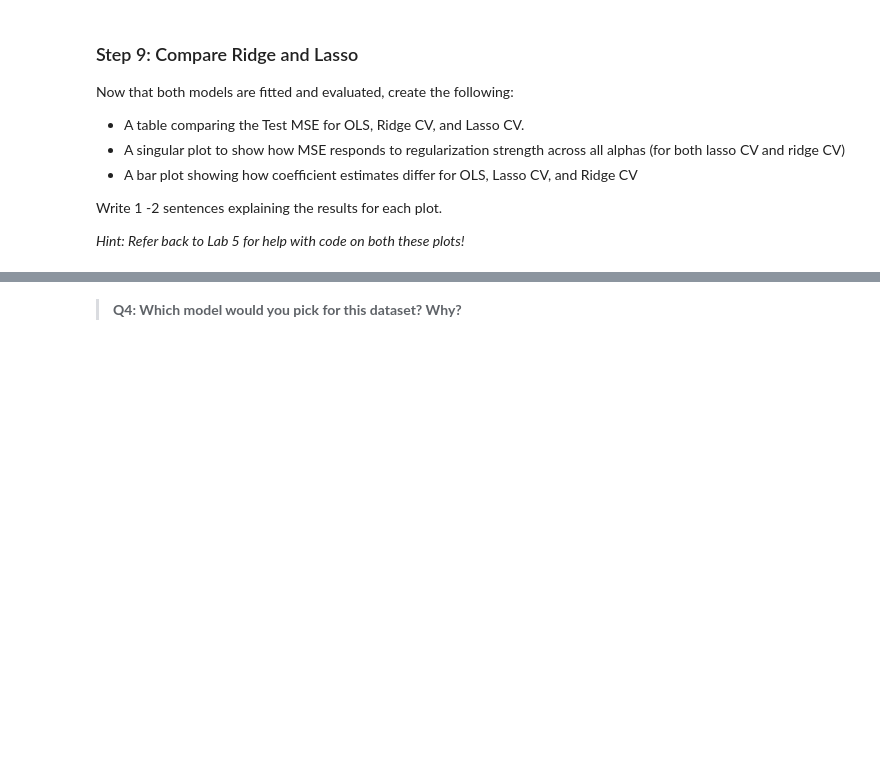
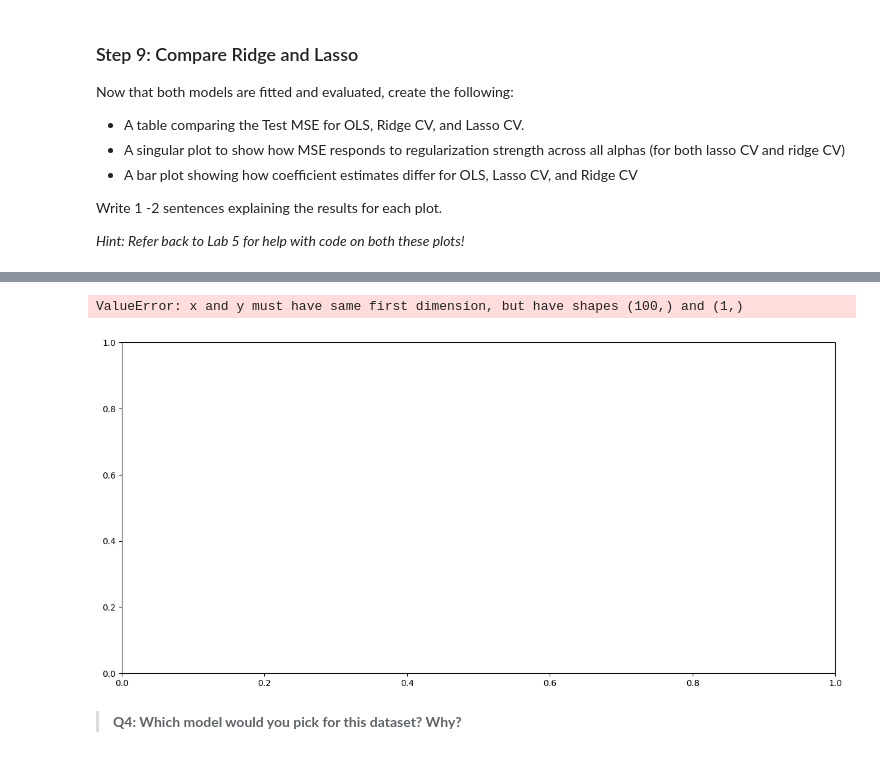
Before and after one commit to mmorenorolon/assignment-3, a Jupyter notebook: task1/hw3-task1.ipynb, the cells around one changed output, grey strips where cells are left out. Saved outputs shown, nothing was run; the diff lists cells and outputs as text; code cells hidden in the pictures; blank space fills up the shorter version.

Commit message:
Compare test mse for OLS, Ridge, and Lasso

```diff
--- a/task1/hw3-task1.ipynb
+++ b/task1/hw3-task1.ipynb
@@ -319,3 +337,19 @@ Write 1 -2 sentences explaining the results for each plot.
+# %%
+
+# Plot Ridge and Lasso Regression MSE Profiles
+plt.figure(figsize=(15, 7))
+plt.plot(lambdas, ridge_cv.scoring)
+plt.plot(lambdas, mse_rcv)
+plt.xscale("log")
+plt.xlabel("λ")
+plt.ylabel("Coefficients")
+plt.title("Lasso and Ridge Regression MSE Profiles")
+plt.legend()
+plt.tight_layout()
+plt.show()
+# %% [output]
+ValueError: x and y must have same first dimension, but have shapes (100,) and (1,)
+[figure, added]
 # %% [markdown]
 > **Q4: Which model would you pick for this dataset? Why?**
 # %% [markdown]
```
Also changed, not shown: parts of 2 cells of this notebook.
